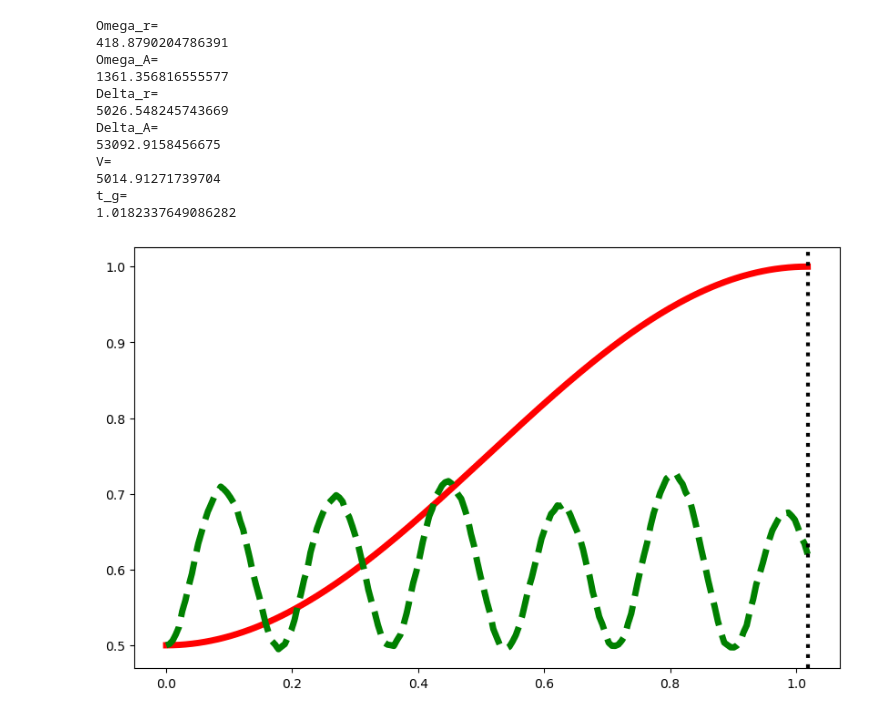
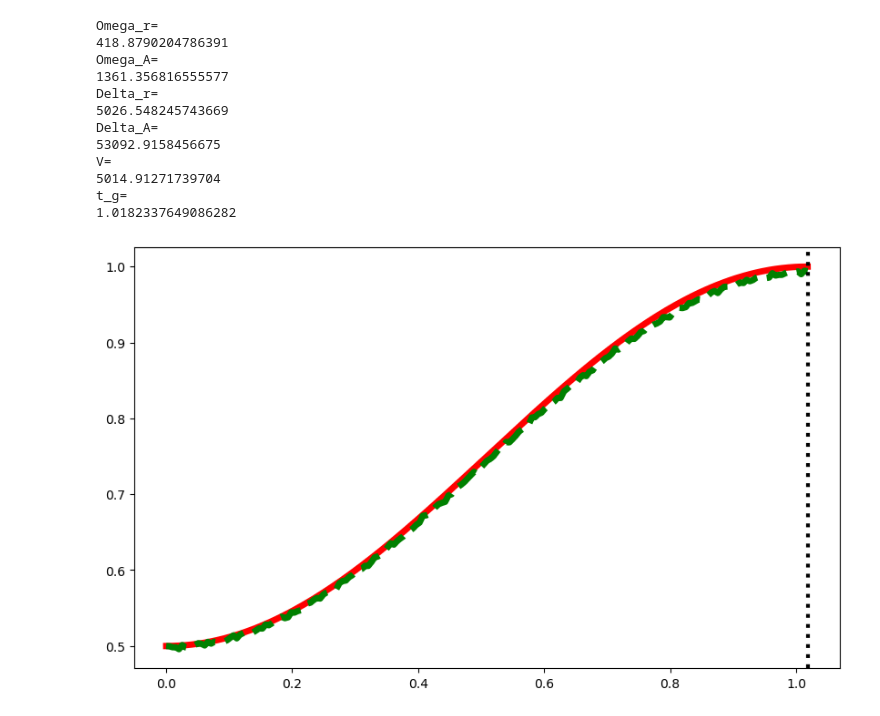
Before and after one commit to Leonardo-Liszt/My_Quantum_Projects, a Jupyter notebook: codes/CCNOT_simulate.ipynb, the cells around one changed output. Drawn from its saved outputs; the diff is of its cells as text; code cells hidden in the pictures.

```diff
--- a/codes/CCNOT_simulate.ipynb
+++ b/codes/CCNOT_simulate.ipynb
@@ -75,8 +75,8 @@ def H_full(Delta_r,Delta_A,Omega_r,Omega_A):
     H_A0_minus=H_A0_plus.dag()
     H_r0_minus=H_r0_plus.dag()
     H_td_A = [
-        [Omega_A*H_A0_plus/2,  lambda t, args: np.exp(1j * Delta_A * t)],
-        [Omega_A*H_A0_minus/2, lambda t, args: np.exp(-1j * Delta_A * t)]
+        [Omega_A*H_A0_plus/2,  lambda t, args: np.exp(-1j * Delta_A * t)],
+        [Omega_A*H_A0_minus/2, lambda t, args: np.exp(1j * Delta_A * t)]
     ]
     H_td_r = [
         [Omega_r*H_r0_plus/2,  lambda t, args: np.exp(1j * Delta_r * t)],
@@ -149,34 +149,34 @@ def c_ops(gamma, gamma_A):
 
 
 
 psi0 = (ket(i0,i0,i0)+ket(i0,i0,i1)+ket(i0,i1,i0)+ket(i0,i1,i1)+ket(i1,i0,i0)+ket(i1,i0,i1)+ket(i1,i1,i0)+ket(i1,i1,i1)).unit()
 
 psi_ideal=ideal_Toffoli(psi0)
 
 fidelity_eff = state_fidelity_vs_time(H_eff(g), psi0, psi_ideal, t_list, c_ops=[])
 fidelity_full = state_fidelity_vs_time(H_full(Delta_r,Delta_A,Omega_r,Omega_A),psi0, psi_ideal, t_list, c_ops=[])
 
 fig, ax = plt.subplots(figsize=(10, 6))
 
 ax.plot(t_list, fidelity_eff, 'r-', lw=5)  # H_full
 ax.plot(t_list, fidelity_full, 'g--', lw=5)  # H_eff
 ax.axvline(t_g, color='k', ls=':', lw=3)  # 门操作时间的竖线
 
 plt.show()
 # %% [output]
 Omega_r=
 418.8790204786391
 Omega_A=
 1361.356816555577
 Delta_r=
 5026.548245743669
 Delta_A=
 53092.9158456675
 V=
 5014.91271739704
 t_g=
 1.0182337649086282
-[figure, old version]
+[figure, new version]
 # %%
 # N = 4
 # i0, i1, iA, ir = 0, 1, 2, 3
```
